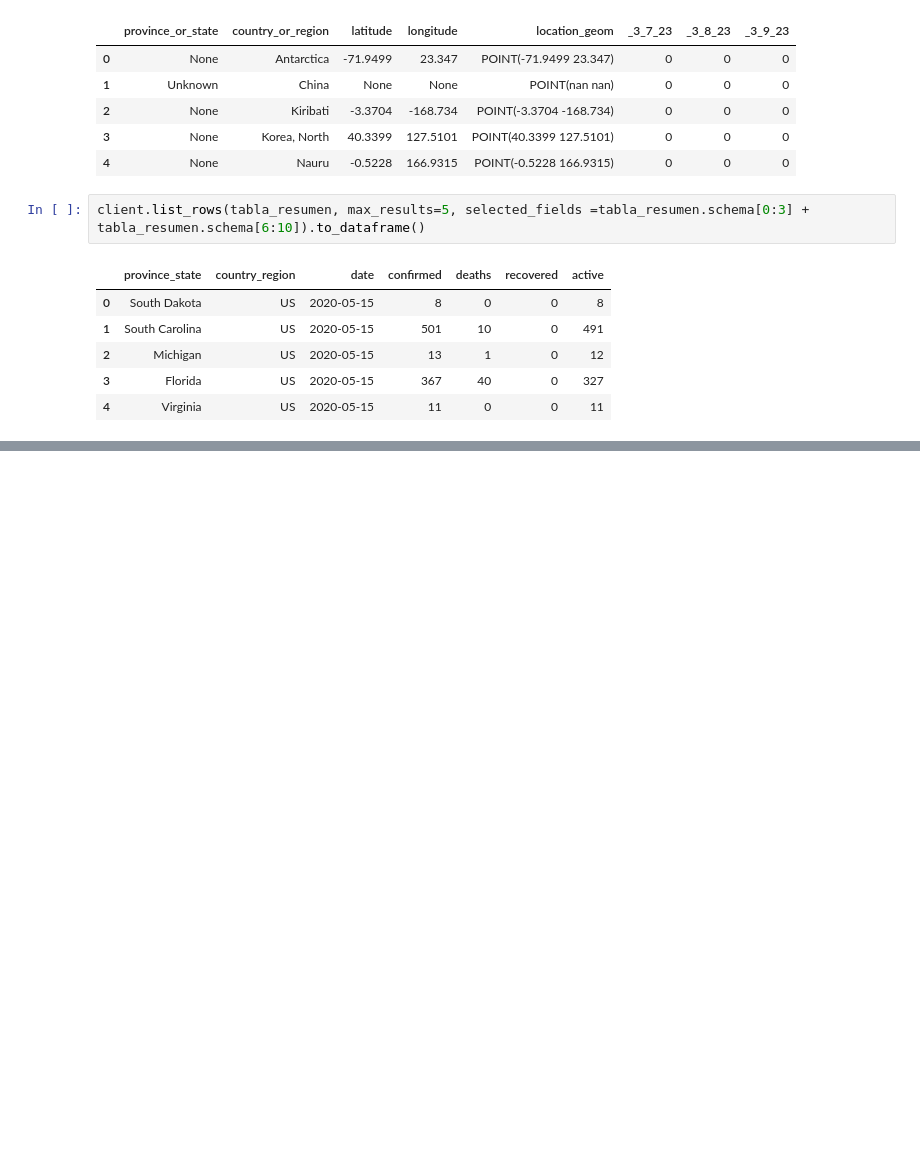
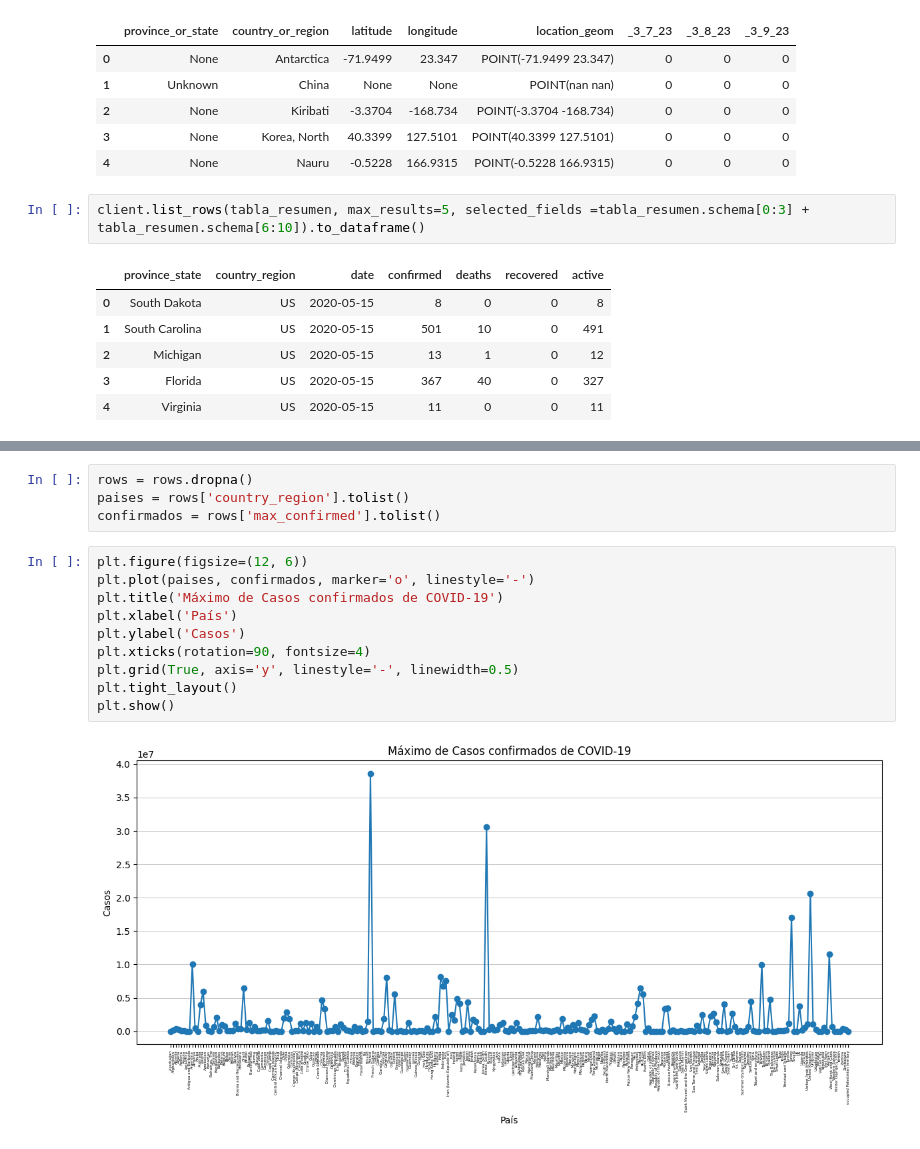
Before and after one commit to NicolasFredes/Prueba_1-main, a Jupyter notebook: Untitled-1.ipynb, the cells around one changed output, grey strips where cells are left out. Drawn from its saved outputs; the diff is of its cells as text; blank space fills up the shorter version.

```diff
--- a/Untitled-1.ipynb
+++ b/Untitled-1.ipynb
@@ -136,0 +115,16 @@ print(rows)
+# %%
+rows = rows.dropna()
+paises = rows['country_region'].tolist()
+confirmados = rows['max_confirmed'].tolist()
+# %%
+plt.figure(figsize=(12, 6))
+plt.plot(paises, confirmados, marker='o', linestyle='-')
+plt.title('Máximo de Casos confirmados de COVID-19')
+plt.xlabel('País')
+plt.ylabel('Casos')
+plt.xticks(rotation=90, fontsize=4)
+plt.grid(True, axis='y', linestyle='-', linewidth=0.5)
+plt.tight_layout()
+plt.show()
+# %% [output]
+[figure, added]
```
Also changed, not shown: parts of 13 cells of this notebook.
